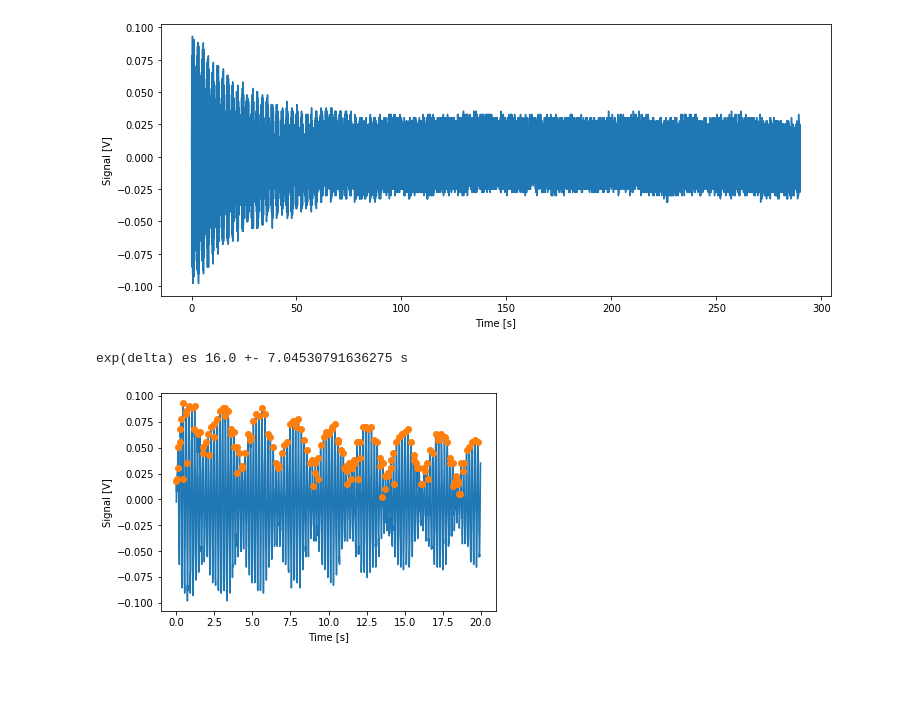
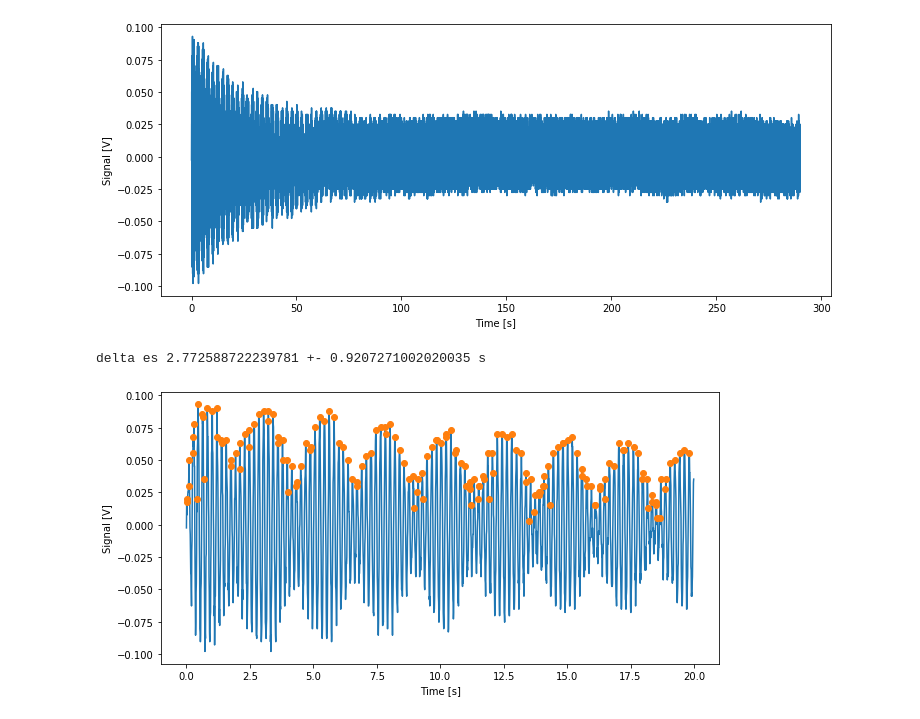
Before and after one commit to LunaKadysz/Laboratorio-4, a Jupyter notebook: Practica3/Practica3.ipynb, the cells around one changed output. Drawn from its saved outputs; the diff is of its cells as text; code cells hidden in the pictures; blank space fills up the shorter version.

```diff
--- a/Practica3/Practica3.ipynb
+++ b/Practica3/Practica3.ipynb
@@ -268,13 +279,14 @@ Text(0, 0.5, 'Signal [V]')
 [figure]
 # %%
 peaks, _ = find_peaks(v[0:2000],height = 0)
+plt.figure(figsize = (10,5))
 plt.plot(t[0:2000],v[0:2000])
 plt.plot(t[peaks], v[peaks], "o")
 plt.xlabel("Time [s]")
 plt.ylabel("Signal [V]")
-print(f'exp(delta) es {np.median(np.diff(peaks))} +- {np.std(np.diff(peaks))} s')
+print(f'delta es {np.log(np.median(np.diff(peaks)))} +- {np.std(np.log(np.diff(peaks)))} s')
 # %% [output]
-exp(delta) es 16.0 +- 7.04530791636275 s
+delta es 2.772588722239781 +- 0.9207271002020035 s
-[figure, old version]
+[figure, new version]
 # %%
 %matplotlib qt
```
Also changed, not shown: parts of 6 cells of this notebook.
